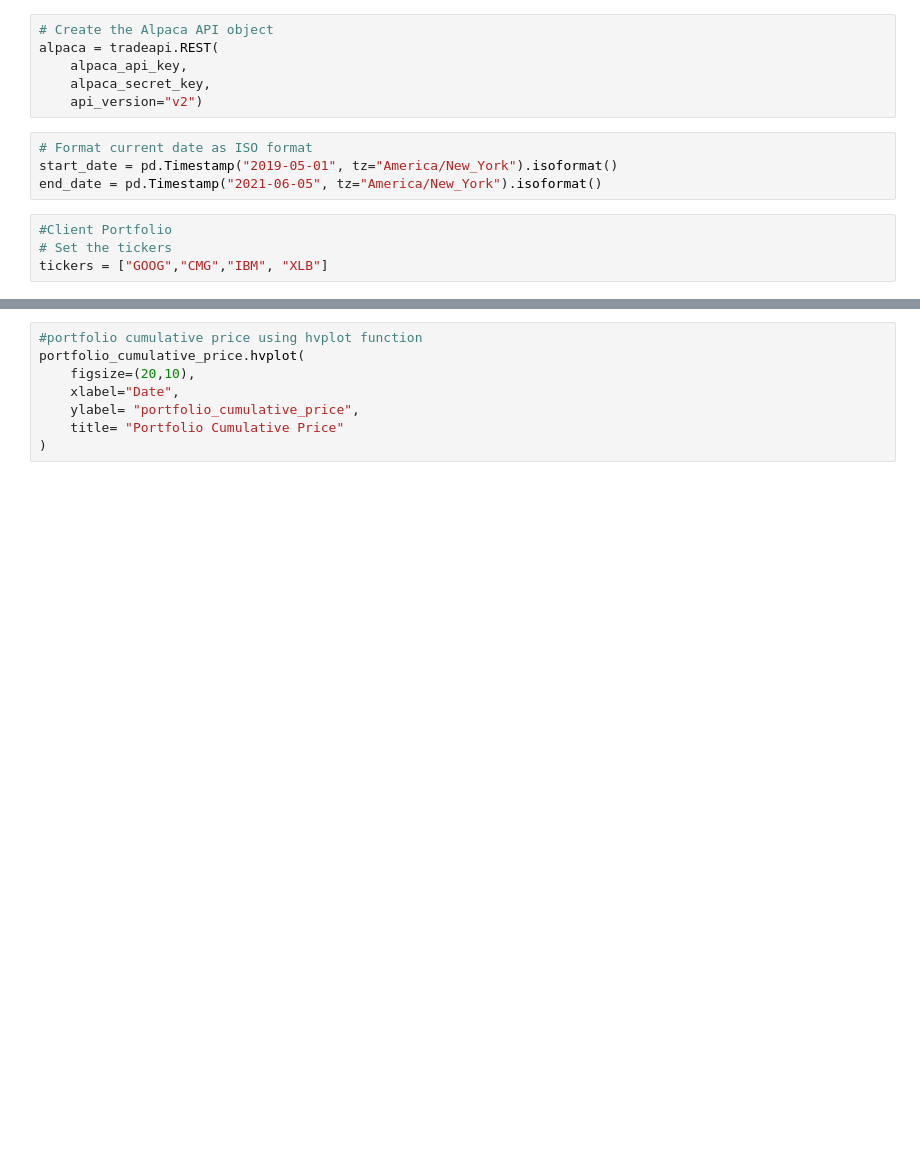
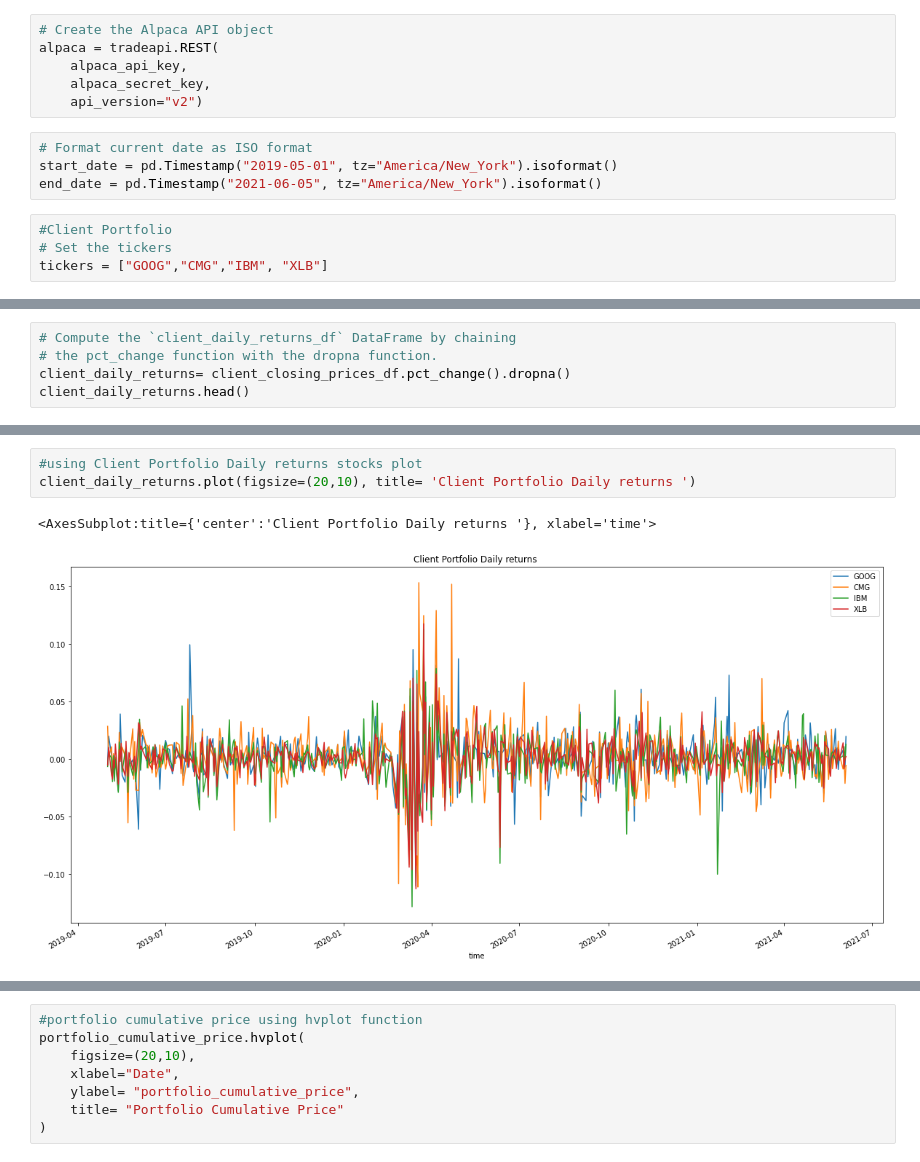
Before and after one commit to woodedlawn/awesome_retirement_portfolio_projector_tool, a Jupyter notebook: abiy/visualization.ipynb, the cells around one changed output, grey strips where cells are left out. Drawn from its saved outputs; the diff is of its cells as text; blank space fills up the shorter version.

```diff
--- a/abiy/visualization.ipynb
+++ b/abiy/visualization.ipynb
@@ -136,0 +148,5 @@ portfolio_daily_price.head()
+# %%
+# Compute the `client_daily_returns_df` DataFrame by chaining
+# the pct_change function with the dropna function.
+client_daily_returns= client_closing_prices_df.pct_change().dropna()
+client_daily_returns.head()
@@ -136,0 +161,6 @@ portfolio_daily_price.head()
+# %%
+#using Client Portfolio Daily returns stocks plot
+client_daily_returns.plot(figsize=(20,10), title= 'Client Portfolio Daily returns ')
+# %% [output]
+<AxesSubplot:title={'center':'Client Portfolio Daily returns '}, xlabel='time'>
+[figure, added]
```
Also changed, not shown: parts of 47 cells of this notebook, 4 other files.
